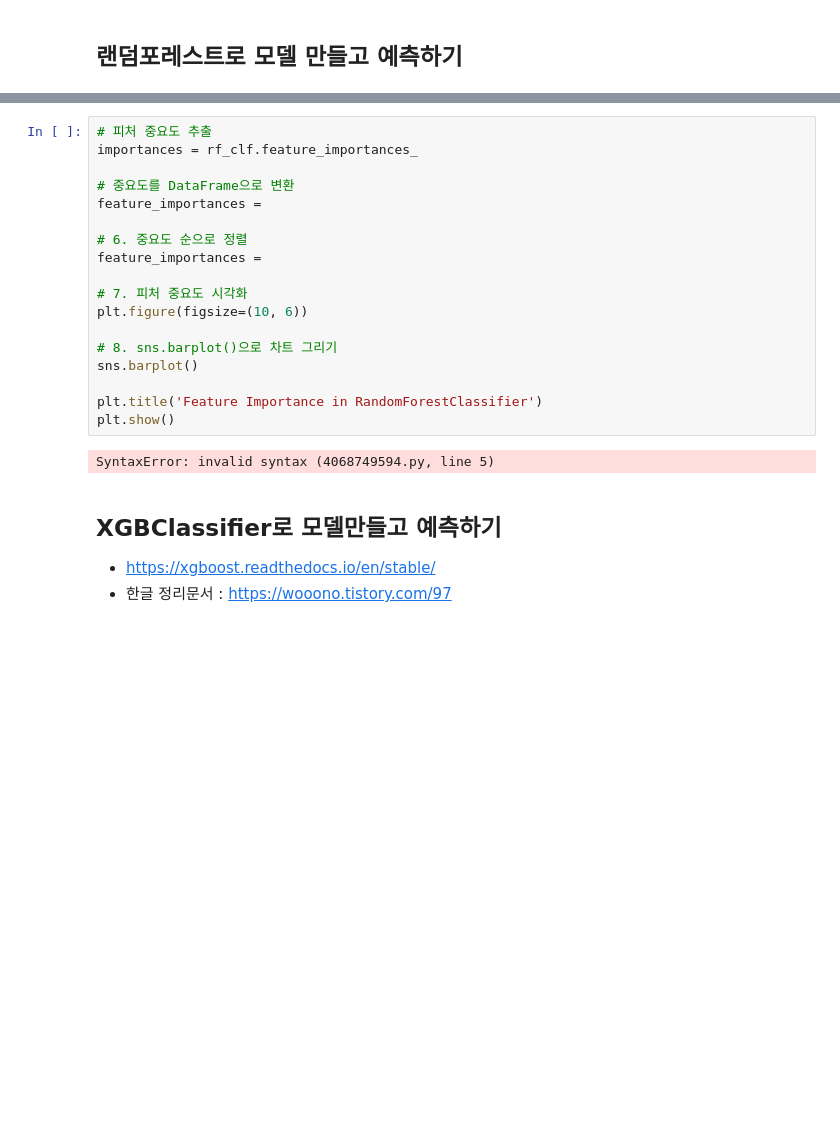
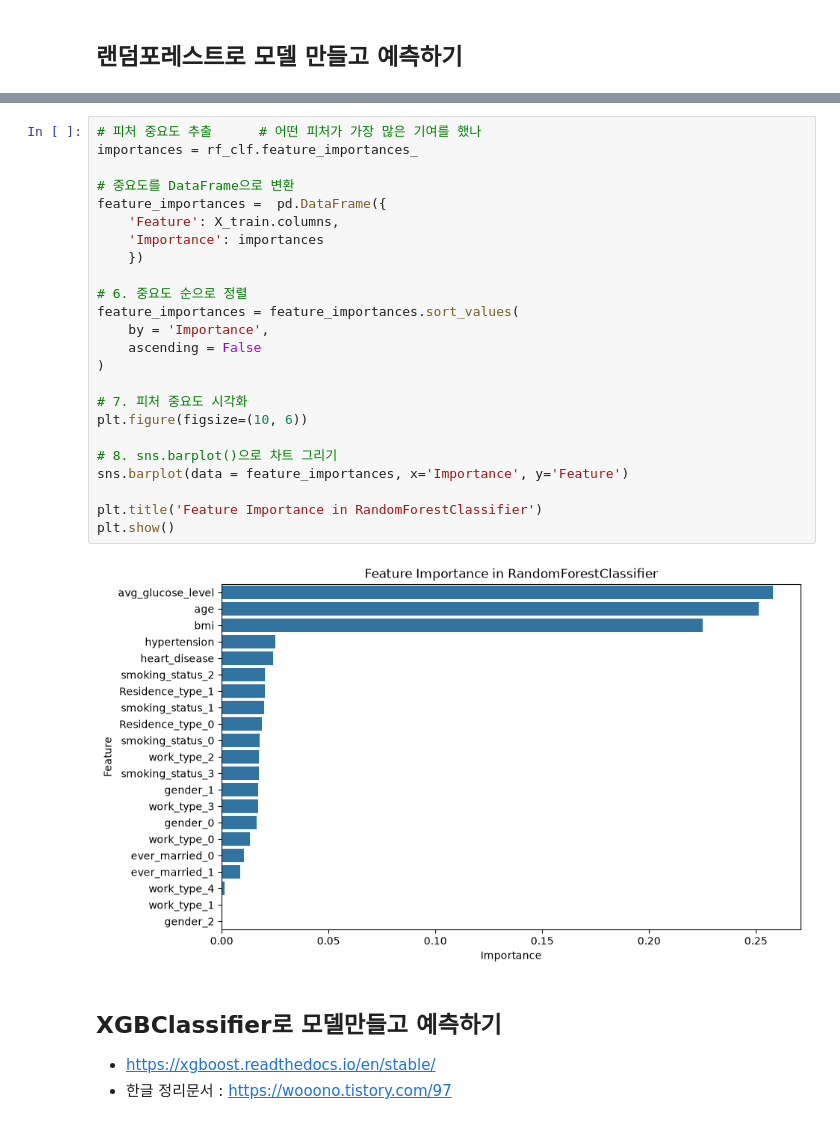
Before and after one commit to Spice7/ml_basic, a Jupyter notebook: 8a[지도-분류]Classification_XGBoost_stroke_patient_GSCV.ipynb, the cells around one changed output, grey strips where cells are left out. Drawn from its saved outputs; the diff is of its cells as text; blank space fills up the shorter version.

```diff
--- a/8a[지도-분류]Classification_XGBoost_stroke_patient_GSCV.ipynb
+++ b/8a[지도-분류]Classification_XGBoost_stroke_patient_GSCV.ipynb
@@ -410,23 +410,29 @@ roc_auc : 0.49897119341563784
 # %%
-# 피처 중요도 추출
+# 피처 중요도 추출      # 어떤 피처가 가장 많은 기여를 했나
 importances = rf_clf.feature_importances_
 
 # 중요도를 DataFrame으로 변환
-feature_importances =
+feature_importances =  pd.DataFrame({
+    'Feature': X_train.columns,
+    'Importance': importances
+    })
 
 # 6. 중요도 순으로 정렬
-feature_importances =
+feature_importances = feature_importances.sort_values(
+    by = 'Importance',
+    ascending = False
+)
 
 # 7. 피처 중요도 시각화
 plt.figure(figsize=(10, 6))
 
 # 8. sns.barplot()으로 차트 그리기
-sns.barplot()
+sns.barplot(data = feature_importances, x='Importance', y='Feature')
 
 plt.title('Feature Importance in RandomForestClassifier')
 plt.show()
 # %% [output]
-SyntaxError: invalid syntax (4068749594.py, line 5)
+[figure, added]
 # %% [markdown]
 ## XGBClassifier로 모델만들고 예측하기
 - https://xgboost.readthedocs.io/en/stable/
```
Also changed, not shown: parts of 16 cells of this notebook, 6 other files.
